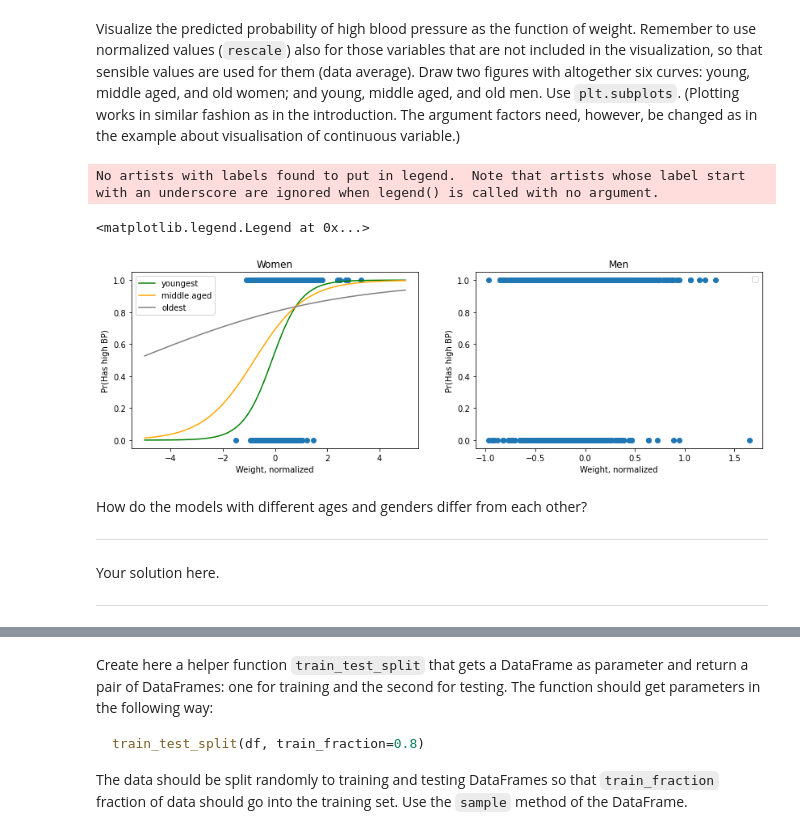
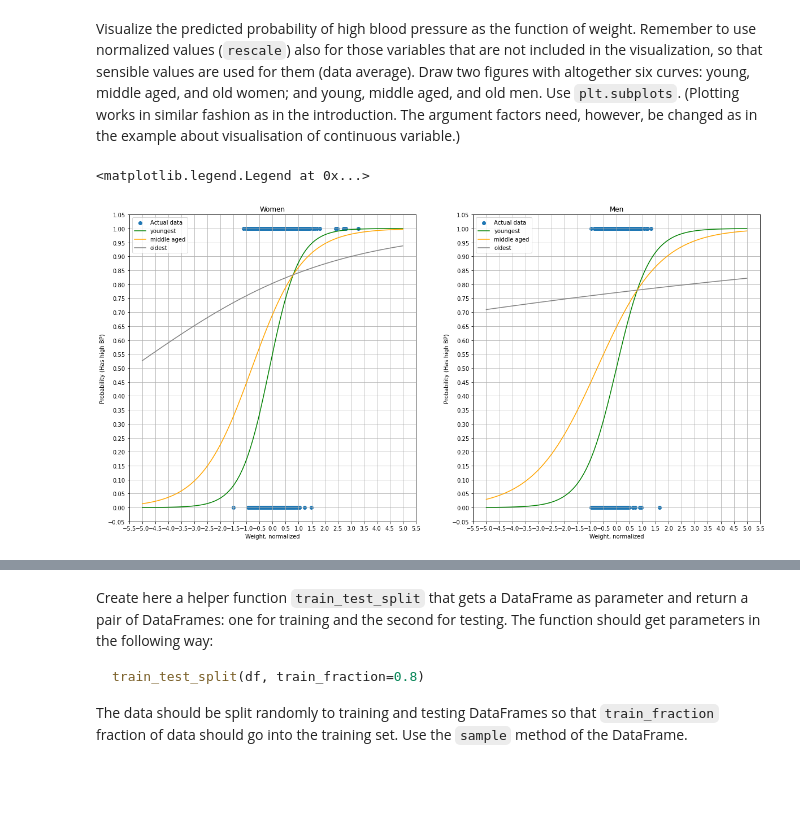
Before and after one commit to m1t0z/mooc-data-analysis-with-python-2021, a Jupyter notebook: part08-e01_regression/src/project_notebook_regression_analysis.ipynb, the cells around one changed output, grey strips where cells are left out. Saved outputs shown, nothing was run; the diff lists cells and outputs as text; code cells hidden in the pictures; blank space fills up the shorter version.

```diff
--- a/part08-e01_regression/src/project_notebook_regression_analysis.ipynb
+++ b/part08-e01_regression/src/project_notebook_regression_analysis.ipynb
@@ -405,66 +406,69 @@ Visualize the predicted probability of high blood pressure as the function of we
 # %%
 # exercise 11
 
 def logistic(x):
     return 1.0 / (1.0 + np.exp(-x))
 
-
-# Prepare data for each age group of women.
+# Split data to women/men.
 fram_women = fram[fram["SEX"] == "female"]
-fram_youngest_women = fram_women[fram_women["sAGE"] <= -0.5]
-fram_middleaged_women = fram_women[(fram_women["sAGE"] > -0.5) & (fram_women["sAGE"] < 0.5)]
-fram_oldest_women = fram_women[fram_women["sAGE"] >= 0.5]
-
-# Prepare data for each age group of men.
 fram_men = fram[fram["SEX"] == "male"]
-fram_youngest_men = fram_men[fram_men["sAGE"] <= -0.5]
-fram_middleaged_men = fram_men[(fram_men["sAGE"] > -0.5) & (fram_men["sAGE"] < 0.5)]
-fram_oldest_men = fram_men[fram_men["sAGE"] >= 0.5]
 
 p = fit.params
 
-# Prepare regression parameters for youngest women.
-intercept_youngest_women = p.Intercept - p["sAGE"]
-slope_youngest_women  = p["sFRW"] - p["sFRW:sAGE"]
-
-# Prepare regression parameters for midle aged women.
+# Prepare regression parameters for each age group of women.
 intercept_middleaged_women = p.Intercept
 slope_middleaged_women  = p["sFRW"]
+#
+intercept_youngest_women = intercept_middleaged_women - p["sAGE"]
+slope_youngest_women  = slope_middleaged_women - p["sFRW:sAGE"]
+#
+intercept_oldest_women = intercept_middleaged_women + p["sAGE"]
+slope_oldest_women  = slope_middleaged_women + p["sFRW:sAGE"]
 
-# Prepare regression parameters for for oldest women.
-intercept_oldest_women = p.Intercept + p["sAGE"]
-slope_oldest_women  = p["sFRW"] + p["sFRW:sAGE"]
+# Prepare regression parameters for each age group of men
+intercept_middleaged_men = p.Intercept + p["SEX[T.male]"]
+slope_middleaged_men  = p["sFRW"] + p["SEX[T.male]:sFRW"] + p["SEX[T.male]:sAGE"]
+#
+intercept_youngest_men = intercept_middleaged_men - p["sAGE"]
+slope_youngest_men  = slope_middleaged_men - p["sFRW:sAGE"]
+#
+intercept_oldest_men = intercept_middleaged_men + p["sAGE"]
+slope_oldest_men  = slope_middleaged_men + p["sFRW:sAGE"]
 
-
-# Prepare plots.
-fig, ax = plt.subplots(1,2, subplot_kw={"xlabel": "Weight, normalized", "ylabel": "Pr(Has high BP)"}, figsize=(14, 4))
+# Prepare plots for women and men.
+fig, ax = plt.subplots(1,2, subplot_kw={"xlabel": "Weight, normalized", "ylabel": "Probability (Has high BP)"}, figsize=(20, 10))
 #
 ax_women = ax[0]
 ax_men = ax[1]
 #
 ax_women.set_title("Women")
 ax_men.set_title("Men")
+#
+ax_women.grid(True)
+ax_men.grid(True)
+#
+ax_women.yaxis.set_major_locator(ticker.MultipleLocator(0.05))
+ax_women.xaxis.set_major_locator(ticker.MultipleLocator(0.5))
+#
+ax_men.yaxis.set_major_locator(ticker.MultipleLocator(0.05))
+ax_men.xaxis.set_major_locator(ticker.MultipleLocator(0.5))
 
-# Visualize actual (aka target) data.
-ax_women.scatter(fram_women["sFRW"], fram_women["HIGH_BP"])
-ax_men.scatter(fram_men["sFRW"], fram_men["HIGH_BP"])
-
-X = np.linspace(-5, 5, 100)
+# Visualize actual (aka target) data on both plots.
+ax_women.scatter(fram_women["sFRW"], fram_women["HIGH_BP"], label="Actual data")
+ax_men.scatter(fram_men["sFRW"], fram_men["HIGH_BP"], label="Actual data")
 
 # Visualize the predicted results for all age groups of women.
+X = np.linspace(-5, 5, 100)
 ax_women.plot(X, logistic(X * slope_youngest_women + intercept_youngest_women), color = "green", label="youngest")
 ax_women.plot(X, logistic(X * slope_middleaged_women + intercept_middleaged_women), color = "orange", label="middle aged")
 ax_women.plot(X, logistic(X * slope_oldest_women + intercept_oldest_women), color = "gray", label="oldest")
-
+#
+ax_men.plot(X, logistic(X * slope_youngest_men + intercept_youngest_men), color = "green", label="youngest")
+ax_men.plot(X, logistic(X * slope_middleaged_men + intercept_middleaged_men), color = "orange", label="middle aged")
+ax_men.plot(X, logistic(X * slope_oldest_men + intercept_oldest_men), color = "gray", label="oldest")
+#
 ax_women.legend()
 ax_men.legend()
 # %% [output]
-No artists with labels found to put in legend.  Note that artists whose label start with an underscore are ignored when legend() is called with no argument.
+<matplotlib.legend.Legend at 0x...>
-<matplotlib.legend.Legend at 0x...>
-[figure, old version]
+[figure, new version]
-# %% [markdown]
-How do the models with different ages and genders differ from each other?
-
-***
-Your solution here.
-***
```
Also changed, not shown: parts of 12 cells of this notebook, 1 other file.
